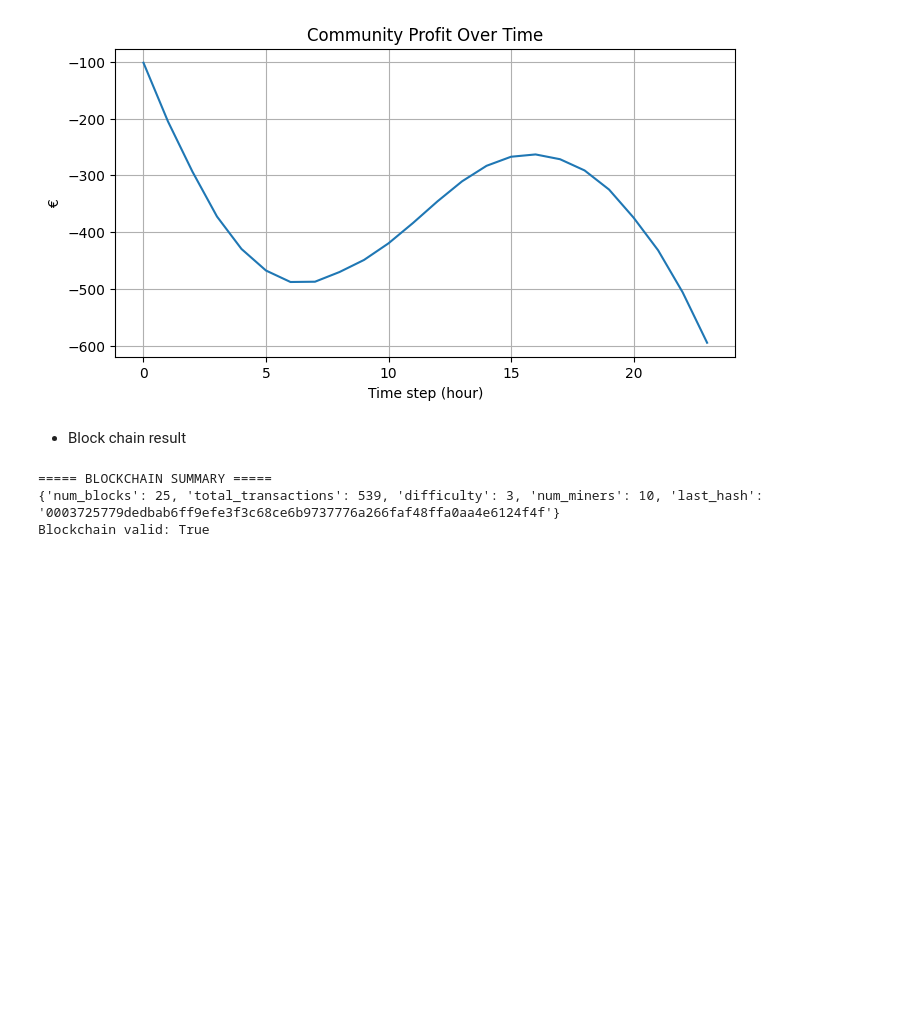
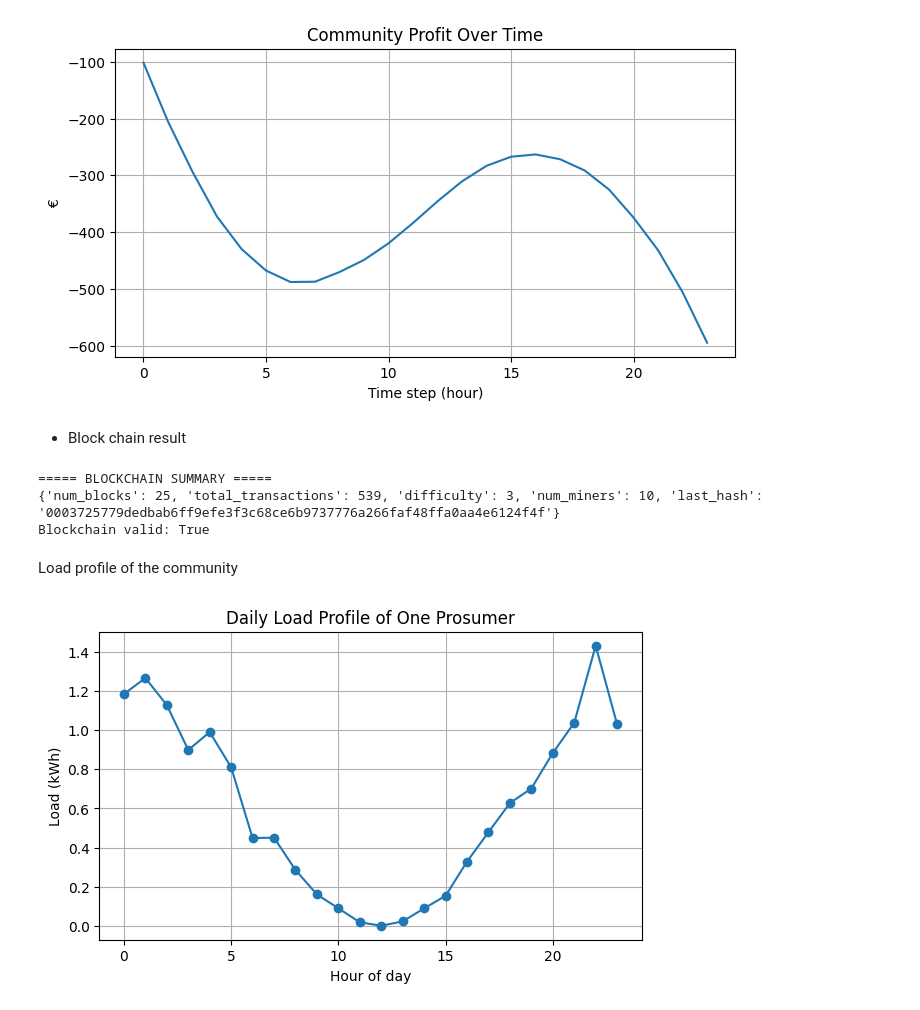
Before and after one commit to thatsnegar/Prosumer_Consumer, a Jupyter notebook: Simulation.ipynb, the cells around one changed output. Saved outputs shown, nothing was run; the diff lists cells and outputs as text; code cells hidden in the pictures; blank space fills up the shorter version.

Commit message:
added load profile plots in simulation with explanation + trying to expand the model for 30 days

```diff
--- a/Simulation.ipynb
+++ b/Simulation.ipynb
@@ -286,3 +286,27 @@ print("Blockchain valid:", blockchain.is_valid())
 ===== BLOCKCHAIN SUMMARY =====
 {'num_blocks': 25, 'total_transactions': 539, 'difficulty': 3, 'num_miners': 10, 'last_hash': '0003725779dedbab6ff9efe3f3c68ce6b9737776a266faf48ffa0aa4e6124f4f'}
 Blockchain valid: True
+# %% [markdown]
+Load profile of the community
+# %%
+# Generate load data for one day
+num_prosumers = 200
+num_steps = 24
+
+loads = generate_load_profile(num_prosumers, num_steps)
+
+# Pick one prosumer
+i = 0
+hours = np.arange(num_steps)
+
+toal_load = loads.sum(axis=0)
+
+plt.figure(figsize=(7,4))
+plt.plot(hours, loads[i], marker='o')
+plt.xlabel("Hour of day")
+plt.ylabel("Load (kWh)")
+plt.title("Daily Load Profile of One Prosumer")
+plt.grid(True)
+plt.show()
+# %% [output]
+[figure, added]
```
Also changed, not shown: parts of 4 cells of this notebook, 4 other files.
